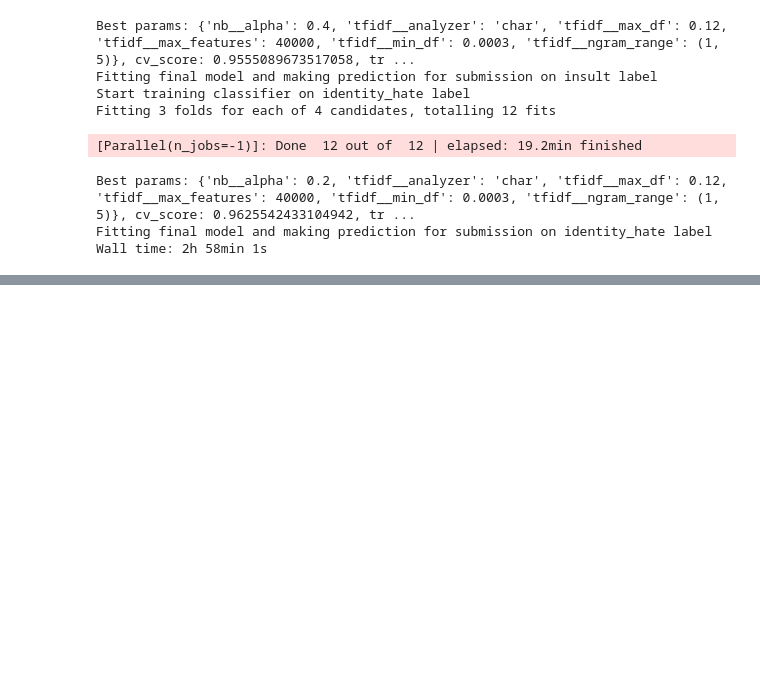
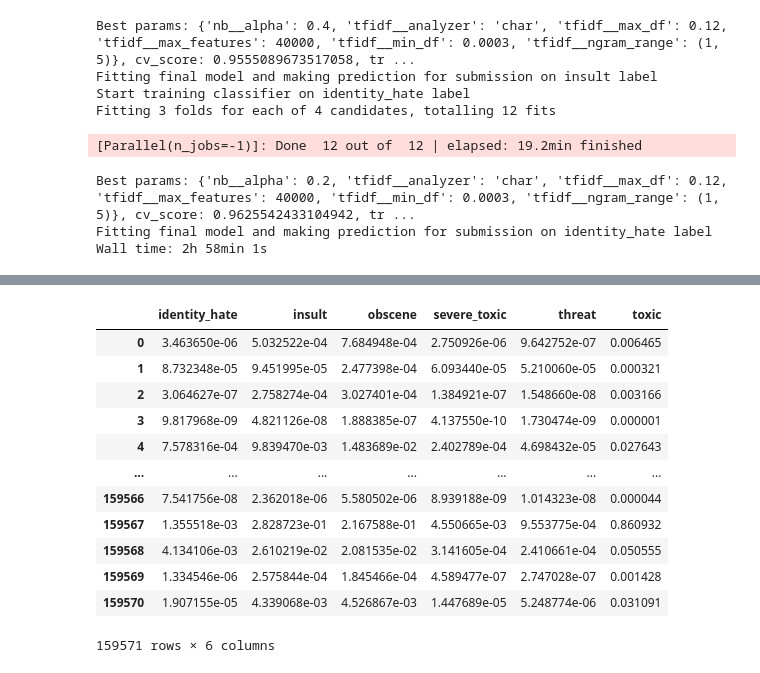
Before and after one commit to liyadi81/toxic-comment-classification, a Jupyter notebook: MNB model.ipynb, the cells around one changed output, grey strips where cells are left out. Saved outputs shown, nothing was run; the diff lists cells and outputs as text; code cells hidden in the pictures; blank space fills up the shorter version.

```diff
--- a/MNB model.ipynb
+++ b/MNB model.ipynb
@@ -262,0 +362,20 @@ char_mnb_records.to_csv('char_mnb_records.csv',index=True)
+# %%
+%%time
+
+char_mnb_stack_train = pd.DataFrame(np.zeros((n_train, 6)), columns=labels)
+char_mnb_stack_test = pd.read_csv('data/char_mnb_full.csv')[n_train:]
+char_mnb_records = pd.read_csv('data/char_mnb_records.csv')
+
+for j,label in enumerate(labels):
+    print('Start generating out-of-sample predictions on {} label for stacking'.format(label))
+    skf = list(StratifiedKFold(full_set[label][:n_train], 5))
+    char_mnb = Pipeline([('tfidf', TfidfVectorizer()), ('nb', MultinomialNB())])
+    char_mnb.set_params(**ast.literal_eval(char_mnb_records.loc[j, 'best_params']))
+    for i,(train, test) in enumerate(skf):
+        print("Fold", i+1)
+        X_train = full_set.cleaned_text[train]
+        y_train = full_set[label][train]
+        X_test = full_set.cleaned_text[test]
+        y_test = full_set[label][test]
+        char_mnb.fit(X_train, y_train)
+        char_mnb_stack_train.iloc[test, j] = char_mnb.predict_proba(X_test)[:, 1]
@@ -262,0 +400,16 @@ char_mnb_records.to_csv('char_mnb_records.csv',index=True)
+# %%
+char_mnb_stack_train
+# %% [output]
+|  | identity_hate | insult | obscene | severe_toxic | threat | toxic |
+| 0 | 3.463650e-06 | 5.032522e-04 | 7.684948e-04 | 2.750926e-06 | 9.642752e-07 | 0.006465 |
+| 1 | 8.732348e-05 | 9.451995e-05 | 2.477398e-04 | 6.093440e-05 | 5.210060e-05 | 0.000321 |
+| 2 | 3.064627e-07 | 2.758274e-04 | 3.027401e-04 | 1.384921e-07 | 1.548660e-08 | 0.003166 |
+| 3 | 9.817968e-09 | 4.821126e-08 | 1.888385e-07 | 4.137550e-10 | 1.730474e-09 | 0.000001 |
+| 4 | 7.578316e-04 | 9.839470e-03 | 1.483689e-02 | 2.402789e-04 | 4.698432e-05 | 0.027643 |
+| ... | ... | ... | ... | ... | ... | ... |
+| 159566 | 7.541756e-08 | 2.362018e-06 | 5.580502e-06 | 8.939188e-09 | 1.014323e-08 | 0.000044 |
+| 159567 | 1.355518e-03 | 2.828723e-01 | 2.167588e-01 | 4.550665e-03 | 9.553775e-04 | 0.860932 |
+| 159568 | 4.134106e-03 | 2.610219e-02 | 2.081535e-02 | 3.141605e-04 | 2.410661e-04 | 0.050555 |
+| 159569 | 1.334546e-06 | 2.575844e-04 | 1.845466e-04 | 4.589477e-07 | 2.747028e-07 | 0.001428 |
+| 159570 | 1.907155e-05 | 4.339068e-03 | 4.526867e-03 | 1.447689e-05 | 5.248774e-06 | 0.031091 |
+159571 rows × 6 columns
```
Also changed, not shown: parts of 15 cells of this notebook, 12 other files.
